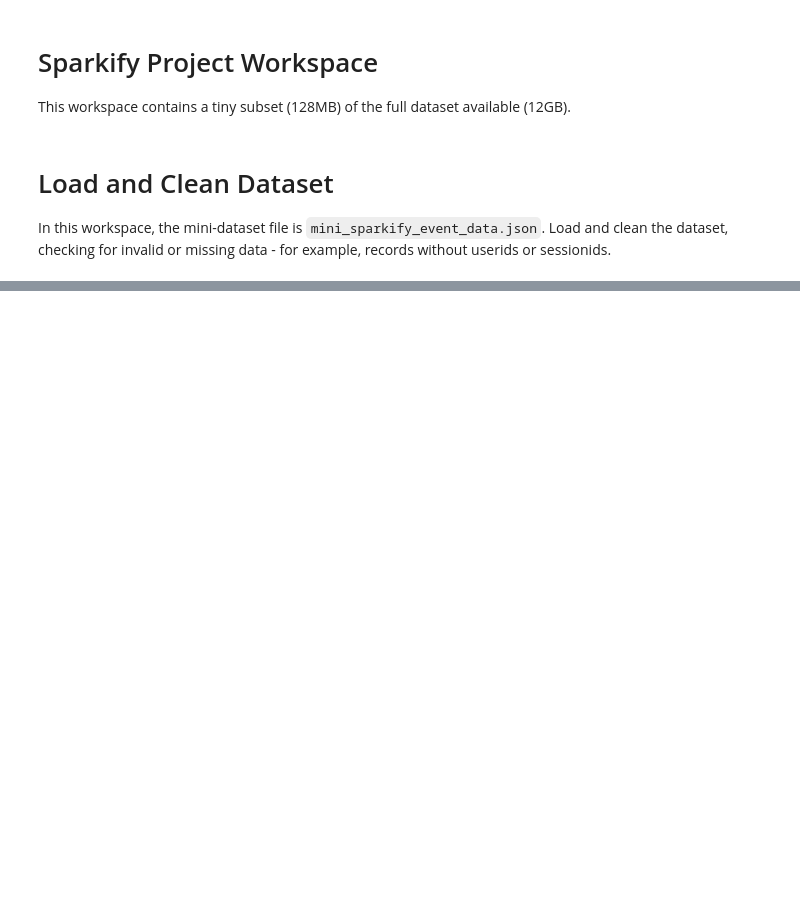
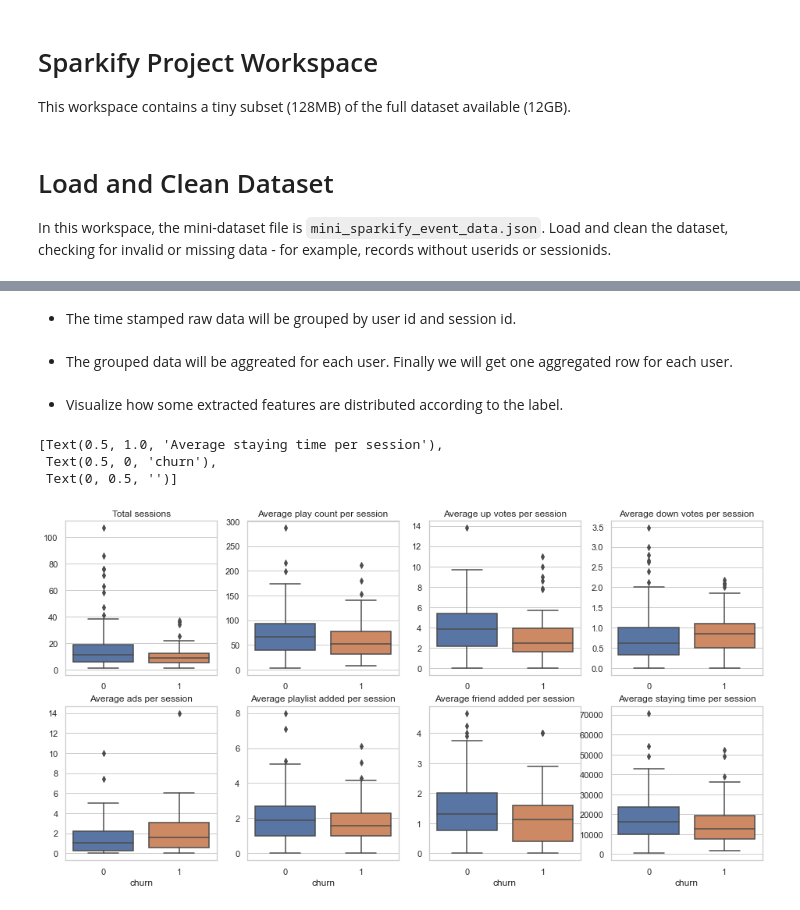
Before and after one commit to stillqe/sparkify, a Jupyter notebook: Sparkify.ipynb, the cells around one changed output, grey strips where cells are left out. Saved outputs shown, nothing was run; the diff lists cells and outputs as text; code cells hidden in the pictures; blank space fills up the shorter version.

```diff
--- a/Sparkify.ipynb
+++ b/Sparkify.ipynb
@@ -481,0 +151,2 @@ Clean up your code, adding comments and renaming variables to make the code easi
+# %% [markdown]
+- The time stamped raw data will be grouped by user id and session id.
@@ -481,0 +181,2 @@ Clean up your code, adding comments and renaming variables to make the code easi
+# %% [markdown]
+- The grouped data will be aggreated for each user. Finally we will get one aggregated row for each user.
@@ -481,0 +217,36 @@ Clean up your code, adding comments and renaming variables to make the code easi
+# %% [markdown]
+- Visualize how some extracted features are distributed according to the label.
+# %%
+pd_users =users.select("total_session","avg_play","std_play","avg_up","avg_down","avg_ads","avg_playlists",
+                       "avg_friends","avg_duration","std_duration","avg_gap","std_gap","label").toPandas()
+
+fig, axes = plt.subplots(2, 4, figsize=(16, 8))
+
+sns.boxplot(ax=axes[0,0], x="label", y="total_session", data=pd_users)
+axes[0,0].set(title="Total sessions", xlabel='',ylabel='')
+
+sns.boxplot(ax=axes[0,1], x="label", y="avg_play", data=pd_users)
+axes[0,1].set(title="Average play count per session", xlabel='',ylabel='')
+
+sns.boxplot(ax=axes[0,2], x="label", y="avg_up", data=pd_users)
+axes[0,2].set(title="Average up votes per session", xlabel='',ylabel='')
+
+sns.boxplot(ax=axes[0,3], x="label", y="avg_down", data=pd_users)
+axes[0,3].set(title="Average down votes per session", xlabel='',ylabel='')
+
+sns.boxplot(ax=axes[1,0], x="label", y="avg_ads", data=pd_users)
+axes[1,0].set(title="Average ads per session", xlabel='churn',ylabel='')
+
+sns.boxplot(ax=axes[1,1], x="label", y="avg_playlists", data=pd_users)
+axes[1,1].set(title="Average playlist added per session", xlabel='churn',ylabel='')
+
+sns.boxplot(ax=axes[1,2], x="label", y="avg_friends", data=pd_users)
+axes[1,2].set(title="Average friend added per session", xlabel='churn',ylabel='')
+
+sns.boxplot(ax=axes[1,3], x="label", y="avg_duration", data=pd_users)
+axes[1,3].set(title="Average staying time per session", xlabel='churn',ylabel='')
+# %% [output]
+[Text(0.5, 1.0, 'Average staying time per session'),
+ Text(0.5, 0, 'churn'),
+ Text(0, 0.5, '')]
+[figure, added]
```
Also changed, not shown: parts of 58 cells of this notebook.
